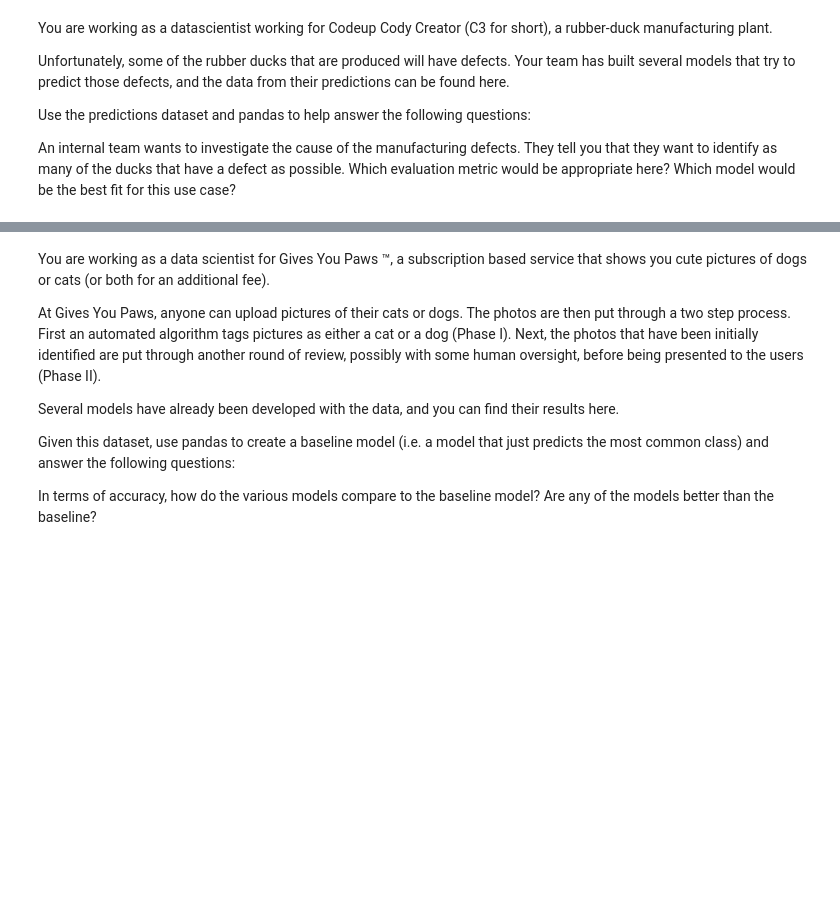
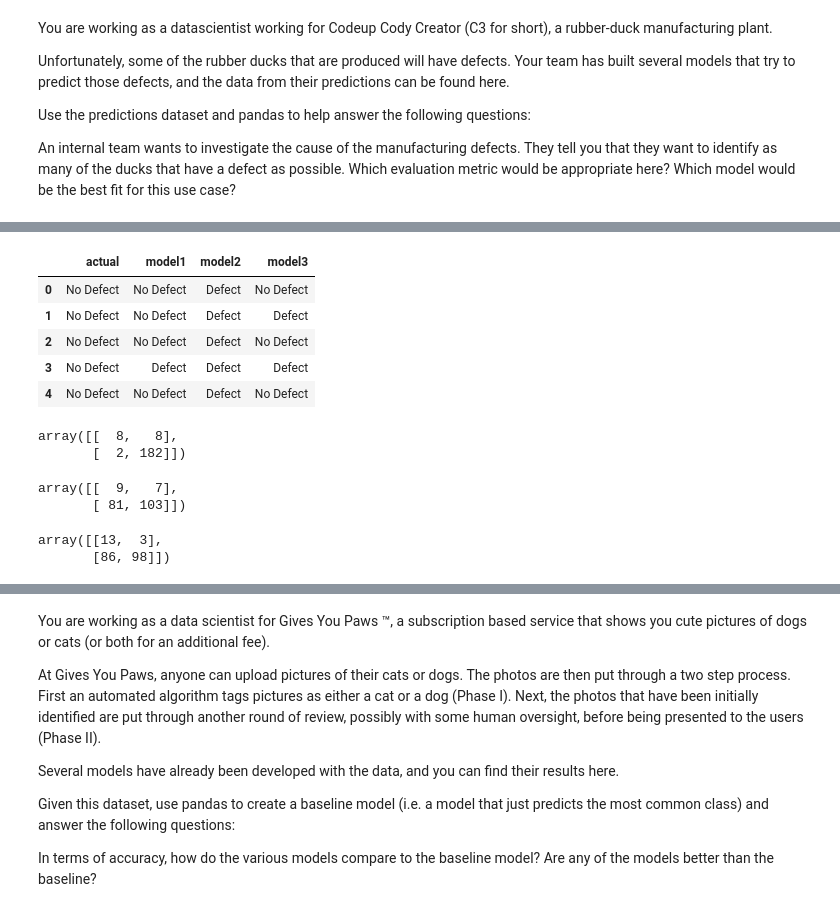
Before and after one commit to dashbringhurst/classification-exercises, a Jupyter notebook: model_evaluation.ipynb, the cells around one changed output, grey strips where cells are left out. Drawn from its saved outputs; the diff is of its cells as text; code cells hidden in the pictures; blank space fills up the shorter version.

```diff
--- a/model_evaluation.ipynb
+++ b/model_evaluation.ipynb
@@ -22,0 +69,27 @@ An internal team wants to investigate the cause of the manufacturing defects. Th
+# %%
+df.head()
+# %% [output]
+|  | actual | model1 | model2 | model3 |
+| 0 | No Defect | No Defect | Defect | No Defect |
+| 1 | No Defect | No Defect | Defect | Defect |
+| 2 | No Defect | No Defect | Defect | No Defect |
+| 3 | No Defect | Defect | Defect | Defect |
+| 4 | No Defect | No Defect | Defect | No Defect |
+# %%
+confusion_matrix(df.actual, df.model1,
+                 labels = ('Defect', 'No Defect'))
+# %% [output]
+array([[  8,   8],
+       [  2, 182]])
+# %%
+confusion_matrix(df.actual, df.model2,
+                 labels = ('Defect', 'No Defect'))
+# %% [output]
+array([[  9,   7],
+       [ 81, 103]])
+# %%
+confusion_matrix(df.actual, df.model3,
+                 labels = ('Defect', 'No Defect'))
+# %% [output]
+array([[13,  3],
+       [86, 98]])
```
Also changed, not shown: parts of 34 cells of this notebook.
